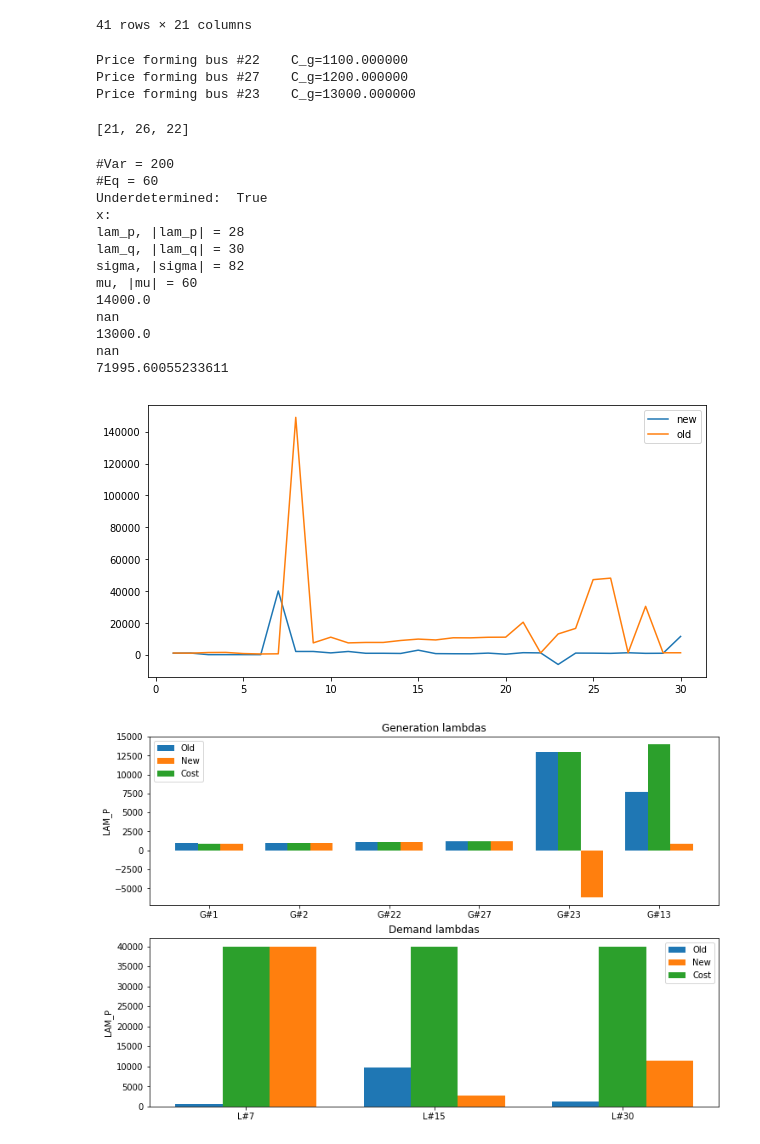
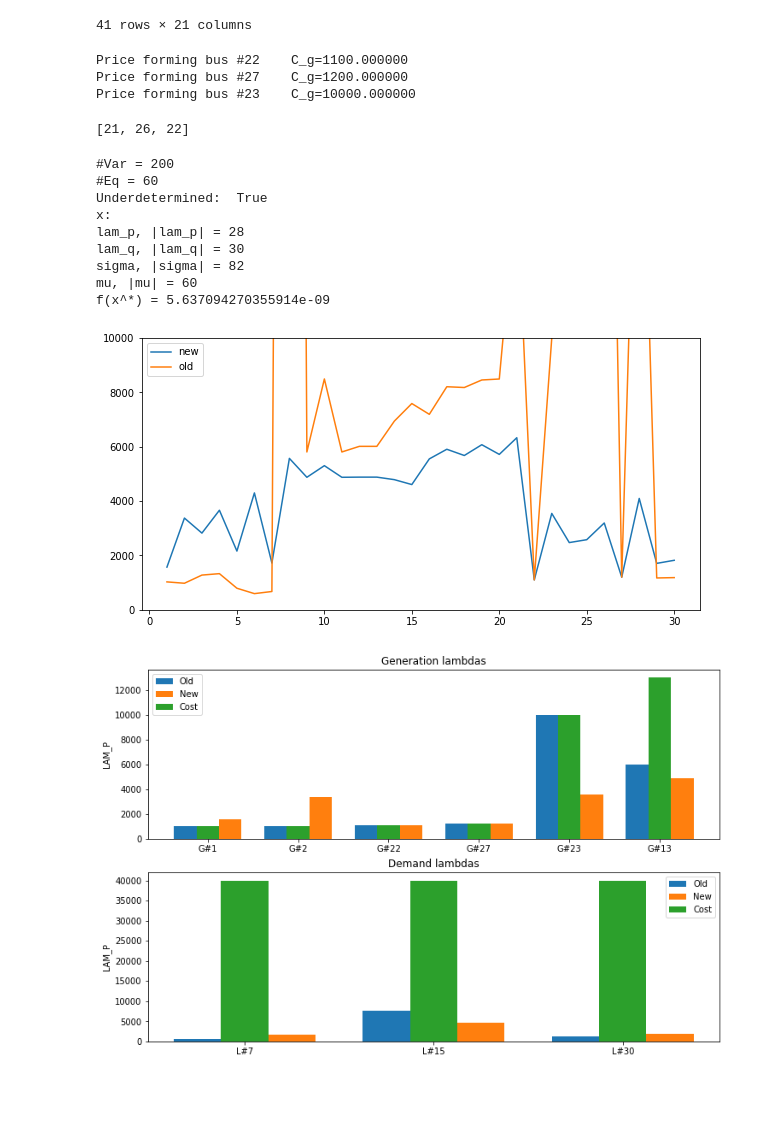
Before and after one commit to vjugor1/lmp, a Jupyter notebook: CostsModification_26_06_1.ipynb, the cells around one changed output. Drawn from its saved outputs; the diff is of its cells as text; code cells hidden in the pictures.

```diff
--- a/CostsModification_26_06_1.ipynb
+++ b/CostsModification_26_06_1.ipynb
@@ -273,7 +273,7 @@ draw_net(net)
 # %% [output]
 [figure]
 # %%
-ppc['gencost'][:,4] = [900, 1000, 1100, 1200, 13000, 14000, -40000, -40000, -40000]
+ppc['gencost'][:,4] = [1000, 1000, 1100, 1200, 10000, 13000, -40000, -40000, -40000]
 # %%
 pd.DataFrame([list(pd.DataFrame(ppc['gen']).T.loc[0].values), list(pd.DataFrame(ppc['gencost']).T.loc[4].values)], index=['Buses', 'Costs'])
 # %% [output]
@@ -367,7 +369,7 @@ utils.is_price_forming(results['gen'], results['gencost'], verbose=True)
 # %% [output]
 Price forming bus #22    C_g=1100.000000
 Price forming bus #27    C_g=1200.000000
-Price forming bus #23    C_g=13000.000000
+Price forming bus #23    C_g=10000.000000
 [21, 26, 22]
 # %%
 from solver import *
@@ -387,15 +389,13 @@ lam_p, |lam_p| = 28
 lam_q, |lam_q| = 30
 sigma, |sigma| = 82
 mu, |mu| = 60
-14000.0
-nan
-13000.0
-nan
-71995.60055233611
+f(x^*) = 5.637094270355914e-09
 # %%
 from drawings import draw_nice_hists, draw_nasty_profile
-draw_nasty_profile(results)
+draw_nasty_profile(results, (0, 10000))
 draw_nice_hists(gens, results)
 # %% [output]
-[figure, old version]
+[figure, new version]
-[figure, old version]
+[figure, new version]
+# %% [markdown]
+##
```
Also changed, not shown: parts of 5 cells of this notebook, 5 other files.
